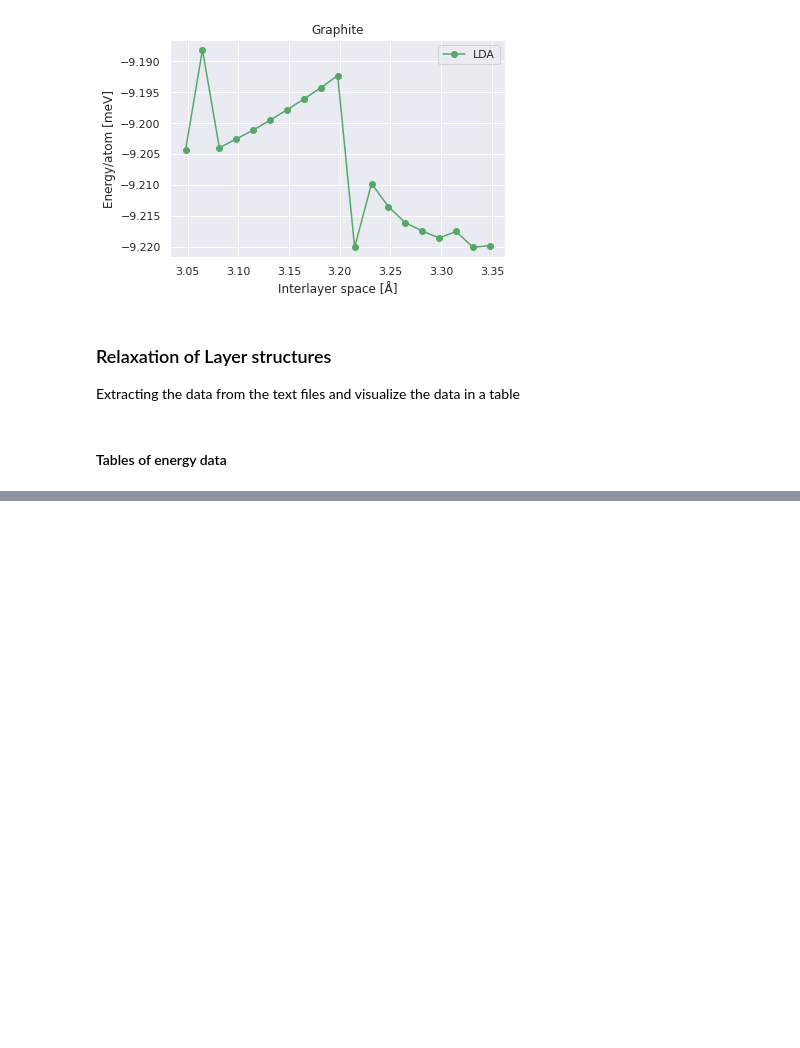
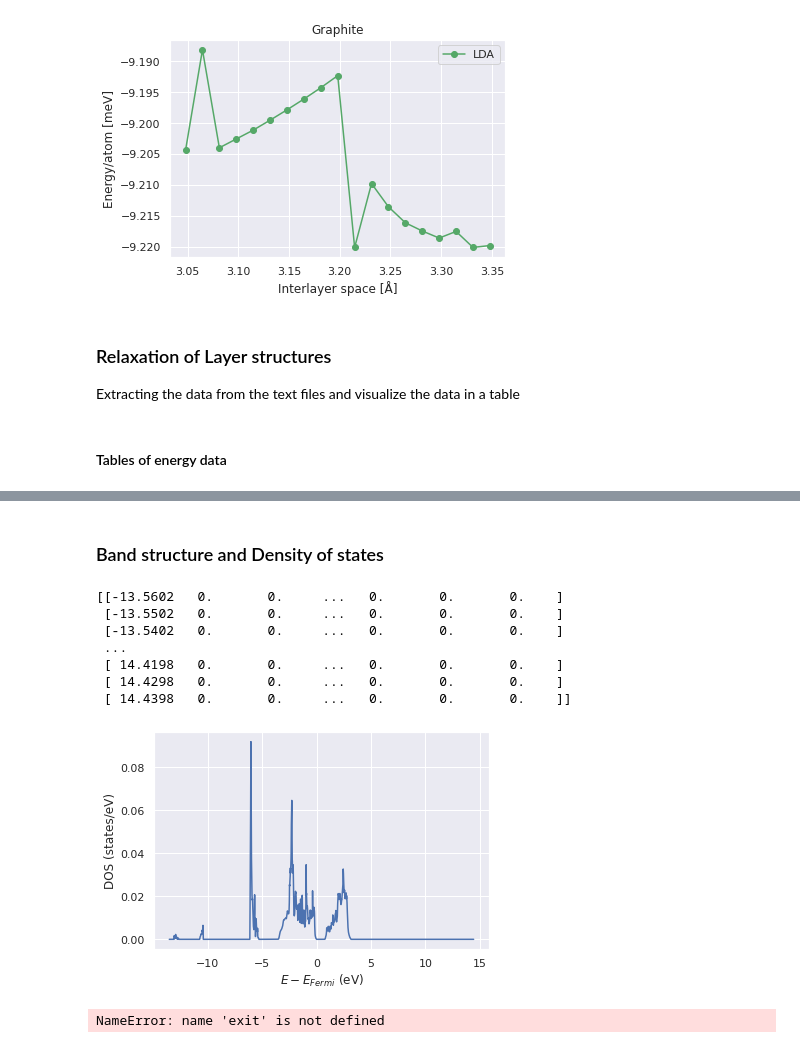
Before and after one commit to Moejay10/DFT, a Jupyter notebook: Code/DFT_Python.ipynb, the cells around one changed output, grey strips where cells are left out. Drawn from its saved outputs; the diff is of its cells as text; code cells hidden in the pictures; blank space fills up the shorter version.

```diff
--- a/Code/DFT_Python.ipynb
+++ b/Code/DFT_Python.ipynb
@@ -487,0 +493,18 @@ Unrelaxed     -187.342      0         -4.52256    -0.231017     -2.32274
+# %% [markdown]
+### Band structure and Density of states
+# %%
+from python_scripts.functions.dosplot import dos
+
+thisdir = '../Results/Layers/dos/Bulk/'
+
+dos(thisdir)
+# %% [output]
+[[-13.5602   0.       0.     ...   0.       0.       0.    ]
+ [-13.5502   0.       0.     ...   0.       0.       0.    ]
+ [-13.5402   0.       0.     ...   0.       0.       0.    ]
+ ...
+ [ 14.4198   0.       0.     ...   0.       0.       0.    ]
+ [ 14.4298   0.       0.     ...   0.       0.       0.    ]
+ [ 14.4398   0.       0.     ...   0.       0.       0.    ]]
+[figure, added]
+NameError: name 'exit' is not defined
```
Also changed, not shown: parts of 12 cells of this notebook, 3 other files.
